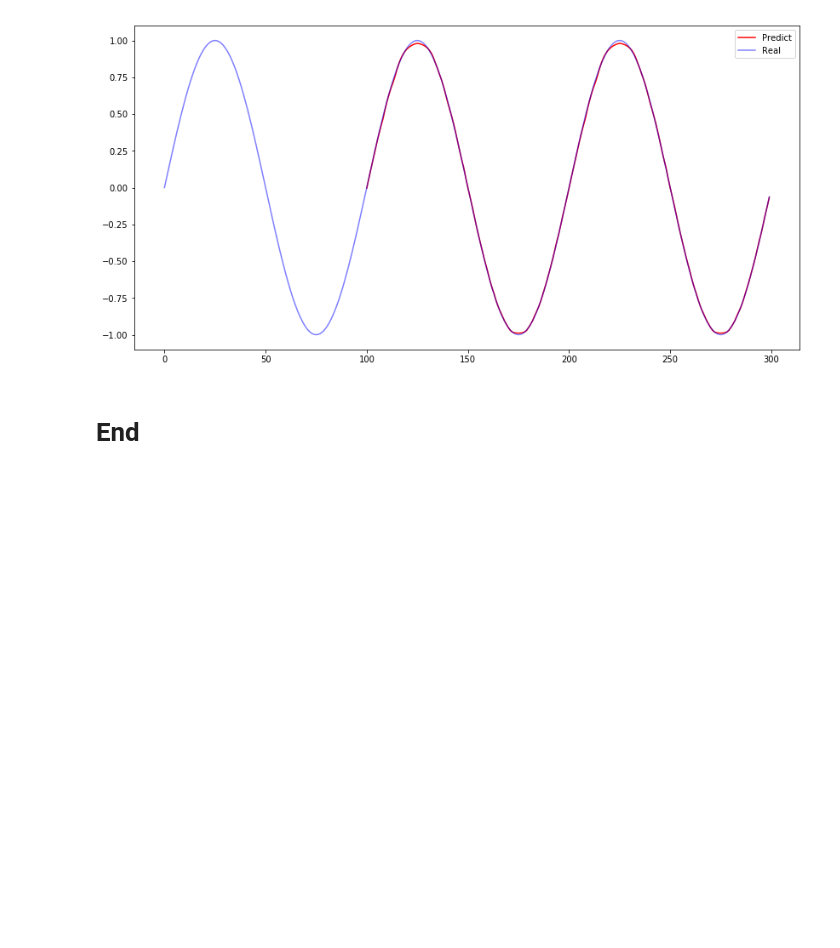
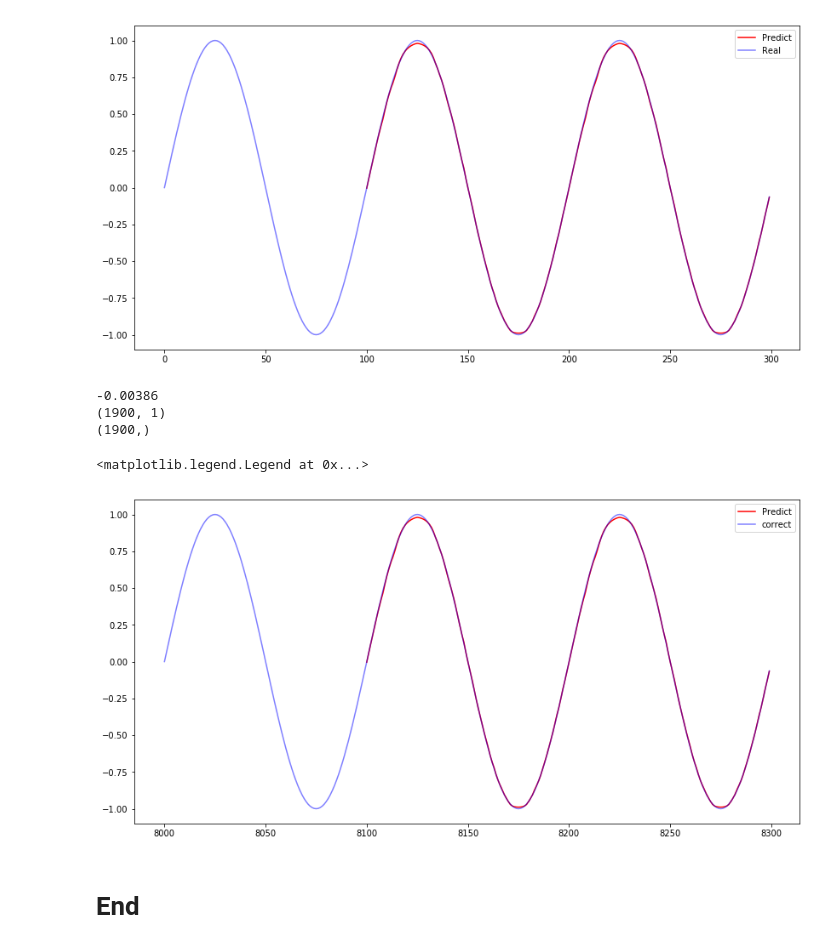
Before and after one commit to pollenjp/article_script, a Jupyter notebook: 20180719_visualize_Conv1d_output__in_kabuku/notebooks/create_OnlyConv1dModel__SimpleSinFuncWithNoNoise.ipynb, the cells around one changed output. Saved outputs shown, nothing was run; the diff lists cells and outputs as text; code cells hidden in the pictures; blank space fills up the shorter version.

```diff
--- a/20180719_visualize_Conv1d_output__in_kabuku/notebooks/create_OnlyConv1dModel__SimpleSinFuncWithNoNoise.ipynb
+++ b/20180719_visualize_Conv1d_output__in_kabuku/notebooks/create_OnlyConv1dModel__SimpleSinFuncWithNoNoise.ipynb
@@ -345,6 +358,30 @@ ax.legend()
 (8000,)
 <matplotlib.legend.Legend at 0x...>
 [figure]
+# %%
+# test data
+pred = model.predict(test_x)
+print(pred.squeeze()[0])
+print(pred.shape)
+print(pred.squeeze().shape)
+
+time = 200
+
+fig = plt.figure(figsize=(14,7))
+ax = fig.add_subplot(1,1,1)
+ax.plot(np.arange(windowsize + len(train_x), windowsize + len(train_x) + len(test_x))[:time],
+        pred.squeeze()[:time], label="Predict", color="r")
+ax.plot(np.arange(len(train_x), len(train_x) + len(test_x))[:time+windowsize],
+        sample_wave.squeeze()[:time+windowsize],
+       label="correct", color="b", alpha=0.5)
+#ax.plot(np.arange(windowsize, wave_size)[:500], sample_wave[windowsize:][:500])
+ax.legend()
+# %% [output]
+-0.00386
+(1900, 1)
+(1900,)
+<matplotlib.legend.Legend at 0x...>
+[figure, added]
 # %% [markdown]
 # End
 # %%
```
Also changed, not shown: parts of 4 cells of this notebook.
